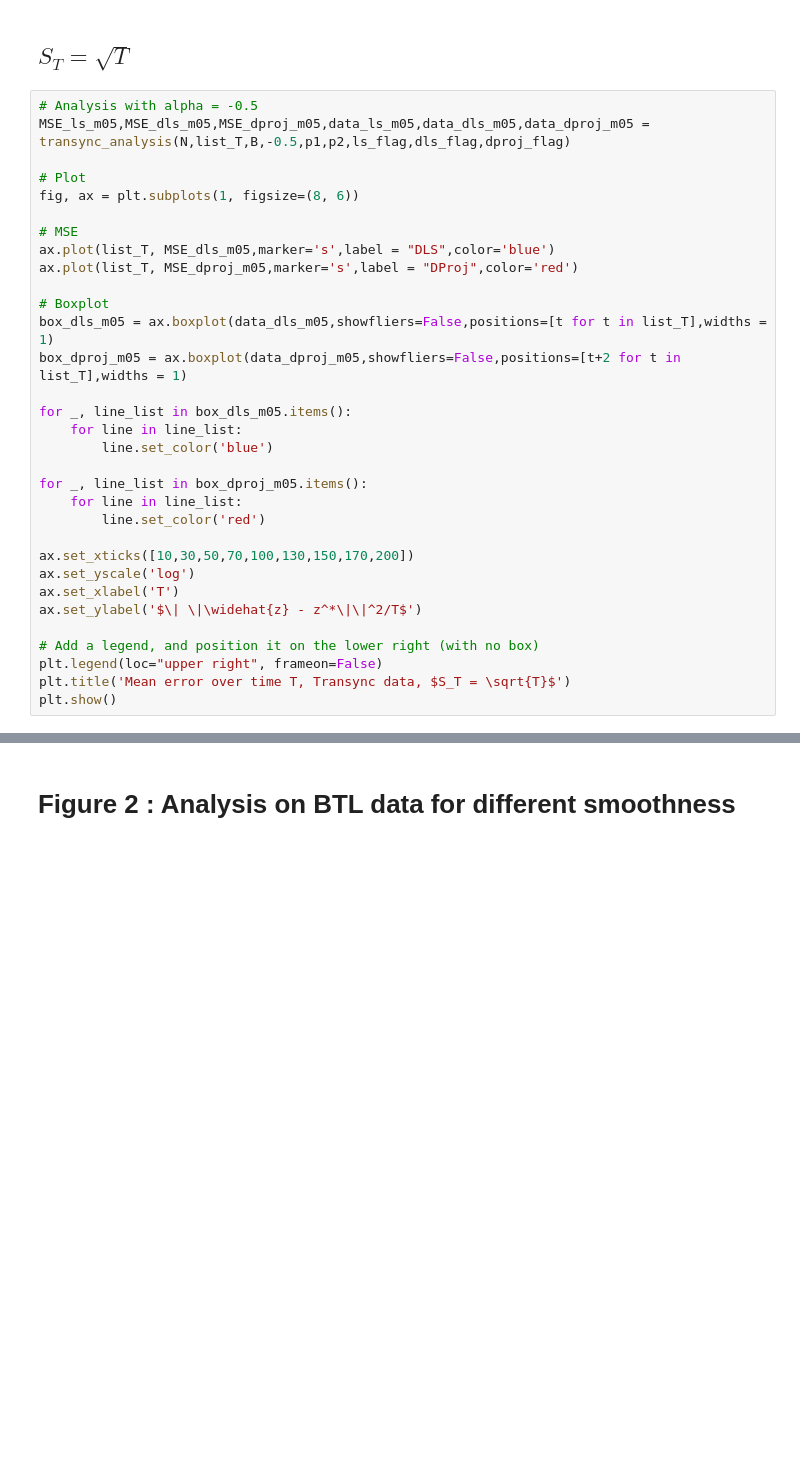
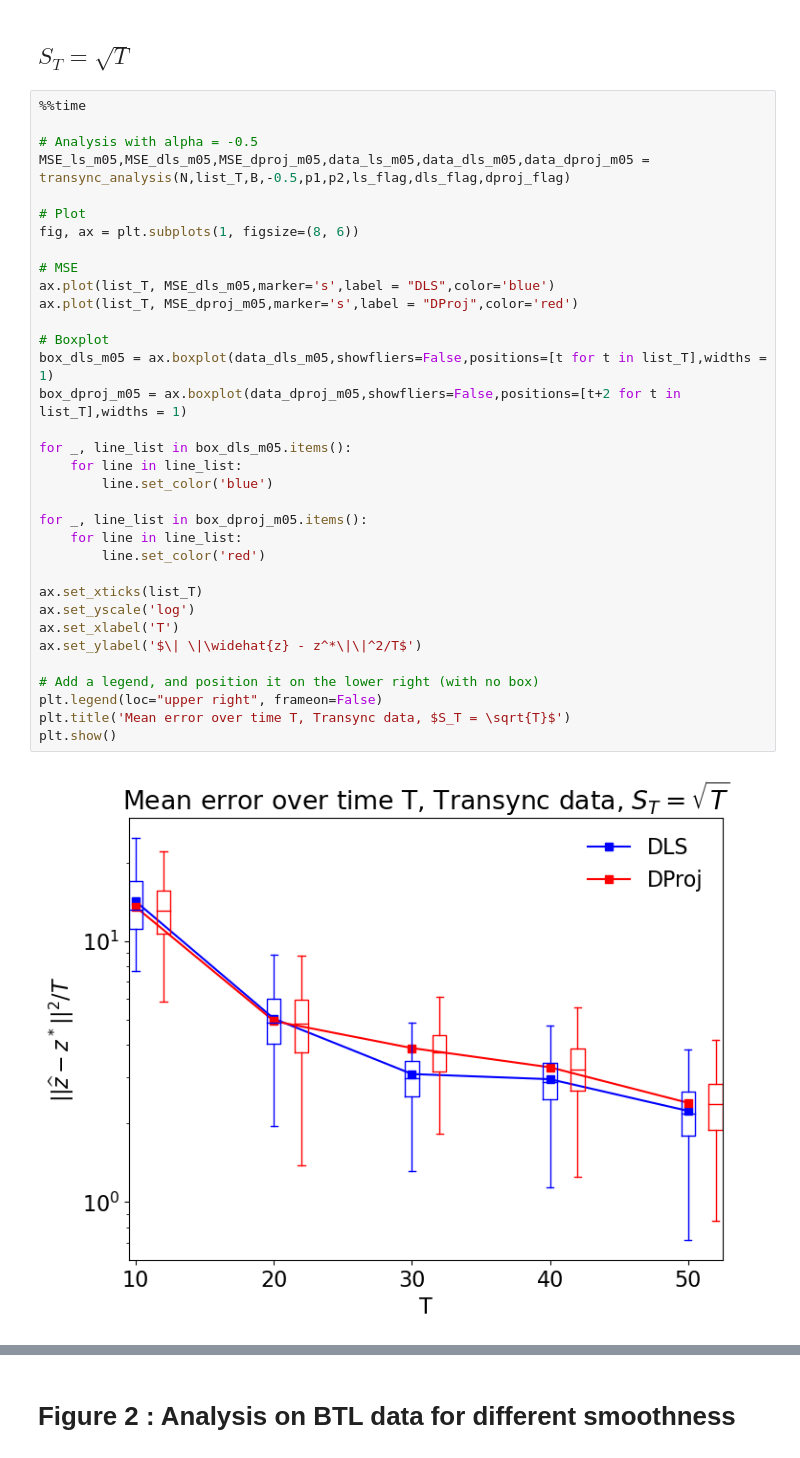
Before and after one commit to karle-eglantine/Dynamic_TranSync, a Jupyter notebook: Plots_synthetic_data.ipynb, the cells around one changed output, grey strips where cells are left out. Cells and saved outputs as stored; diff of their text form; blank space fills up the shorter version.

```diff
--- a/Plots_synthetic_data.ipynb
+++ b/Plots_synthetic_data.ipynb
@@ -144,34 +175,38 @@ plt.show()
 # %% [markdown]
 ## $S_T = \sqrt{T}$
 # %%
+%%time
+
 # Analysis with alpha = -0.5
 MSE_ls_m05,MSE_dls_m05,MSE_dproj_m05,data_ls_m05,data_dls_m05,data_dproj_m05 = transync_analysis(N,list_T,B,-0.5,p1,p2,ls_flag,dls_flag,dproj_flag)
 
 # Plot
 fig, ax = plt.subplots(1, figsize=(8, 6))
 
 # MSE
 ax.plot(list_T, MSE_dls_m05,marker='s',label = "DLS",color='blue')
 ax.plot(list_T, MSE_dproj_m05,marker='s',label = "DProj",color='red')
 
 # Boxplot
 box_dls_m05 = ax.boxplot(data_dls_m05,showfliers=False,positions=[t for t in list_T],widths = 1)
 box_dproj_m05 = ax.boxplot(data_dproj_m05,showfliers=False,positions=[t+2 for t in list_T],widths = 1)
 
 for _, line_list in box_dls_m05.items():
     for line in line_list:
         line.set_color('blue')
 
 for _, line_list in box_dproj_m05.items():
     for line in line_list:
         line.set_color('red')
 
-ax.set_xticks([10,30,50,70,100,130,150,170,200])
+ax.set_xticks(list_T)
 ax.set_yscale('log')
 ax.set_xlabel('T')
 ax.set_ylabel('$\| \|\widehat{z} - z^*\|\|^2/T$')
 
 # Add a legend, and position it on the lower right (with no box)
 plt.legend(loc="upper right", frameon=False)
 plt.title('Mean error over time T, Transync data, $S_T = \sqrt{T}$')
 plt.show()
+# %% [output]
+[figure, added]
```
Also changed, not shown: parts of 28 cells of this notebook, 15 other files.
